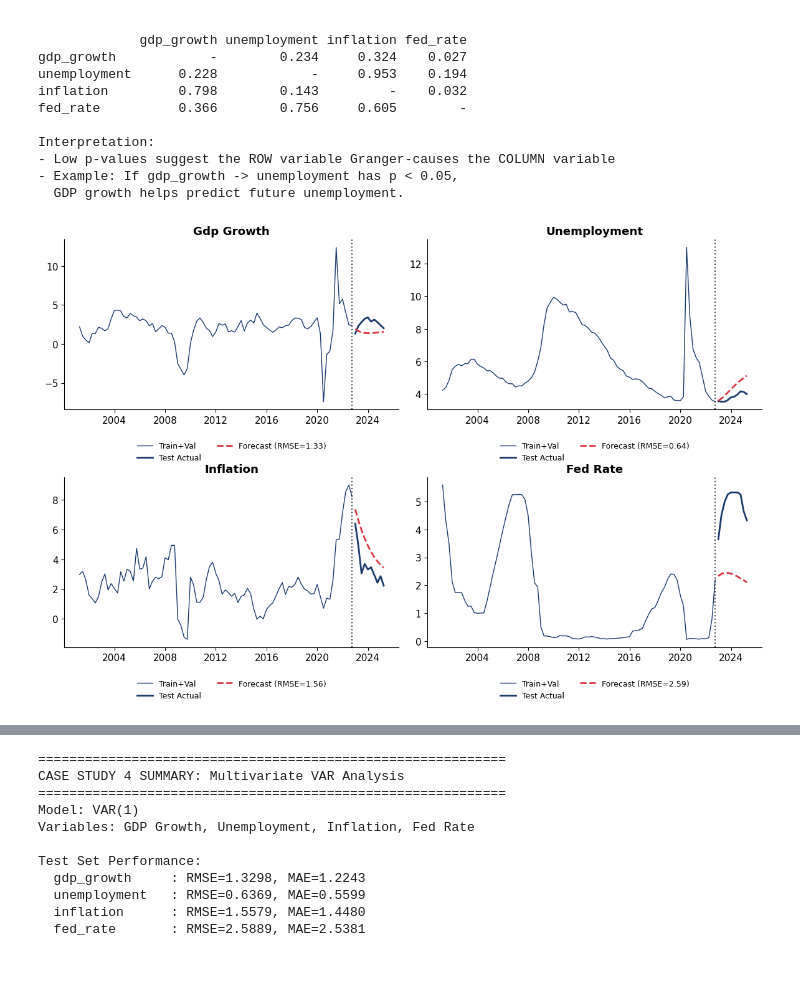
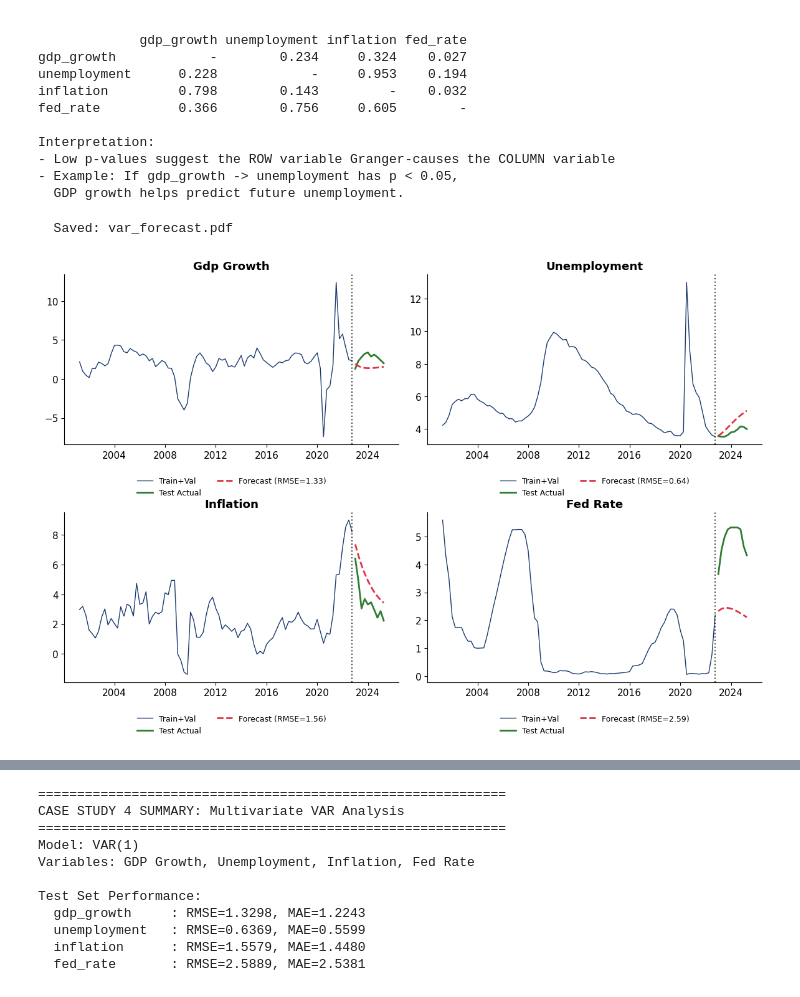
Before and after one commit to danpele/Time-Series-Analysis, a Jupyter notebook: chapter10_lecture_notebook.ipynb, the cells around one changed output, grey strips where cells are left out. Cells and saved outputs as stored; diff of their text form; code cells hidden in the pictures.

```diff
--- a/chapter10_lecture_notebook.ipynb
+++ b/chapter10_lecture_notebook.ipynb
@@ -962,6 +1038,23 @@ print(f"\nDate Ranges:")
 print(f"  Training:   {train_unemp['ds'].min().strftime('%Y-%m')} to {train_unemp['ds'].max().strftime('%Y-%m')}")
 print(f"  Validation: {val_unemp['ds'].min().strftime('%Y-%m')} to {val_unemp['ds'].max().strftime('%Y-%m')}")
 print(f"  Test:       {test_unemp['ds'].min().strftime('%Y-%m')} to {test_unemp['ds'].max().strftime('%Y-%m')}")
+
+# Chart: Unemployment train/val/test split (unemployment_train_val_test.pdf)
+fig, ax = plt.subplots(figsize=(10, 4.5))
+ax.plot(train_unemp['ds'], train_unemp['y'], color=COLORS['blue'], linewidth=1.5, label='Train (70%)')
+ax.plot(val_unemp['ds'], val_unemp['y'], color=COLORS['purple'], linewidth=1.5, label='Val (20%)')
+ax.plot(test_unemp['ds'], test_unemp['y'], color=COLORS['green'], linewidth=2, label='Test (10%)')
+ax.axvspan(pd.Timestamp('2020-03-01'), pd.Timestamp('2020-05-01'),
+           alpha=0.2, color=COLORS['red'], label='COVID-19')
+ax.axvline(x=val_unemp['ds'].iloc[0], color='gray', linestyle='--', alpha=0.5)
+ax.axvline(x=test_unemp['ds'].iloc[0], color='black', linestyle='--', alpha=0.7)
+ax.set_title('US Unemployment: Train/Val/Test Split (70/20/10)', fontweight='bold')
+ax.set_xlabel('Date')
+ax.set_ylabel('Unemployment Rate (%)')
+ax.legend(loc='upper center', bbox_to_anchor=(0.5, -0.15), ncol=4, frameon=False)
+plt.tight_layout()
+save_chart('unemployment_train_val_test')
+plt.show()
 # %% [output]
 STEP 1: DATA SPLITTING
 ============================================================
@@ -1207,7 +1291,9 @@ unemployment       -0.46          1.00      -0.40     -0.59
 inflation           0.42         -0.40       1.00      0.28
 fed_rate            0.11         -0.59       0.28      1.00
 # %%
-# Visualize all variables
+# Visualize all variables - Generate chart matching slides
+
+# Chart: Economic Variables (economic_vars.pdf)
 fig, axes = plt.subplots(2, 2, figsize=(12, 8))
 
 variables = ['gdp_growth', 'unemployment', 'inflation', 'fed_rate']
@@ -1218,13 +1304,14 @@ for ax, var, title, color in zip(axes.flat, variables, titles, colors):
     ax.plot(econ_data.index, econ_data[var], color=color, linewidth=1)
     ax.axhline(y=0, color='black', linewidth=0.5, alpha=0.3)
     ax.axvspan(pd.Timestamp('2008-06-01'), pd.Timestamp('2009-06-01'),
-               alpha=0.2, color='gray', label='2008 Crisis')
+               alpha=0.2, color='gray')
     ax.axvspan(pd.Timestamp('2020-01-01'), pd.Timestamp('2020-06-01'),
-               alpha=0.2, color='red', label='COVID')
+               alpha=0.2, color='red')
     ax.set_title(title, fontweight='bold')
     ax.set_xlabel('Date')
 
 plt.tight_layout()
+save_chart('economic_vars')
 plt.show()
 
 print("Key Observations:")
@@ -1455,27 +1543,31 @@ Interpretation:
 - Example: If gdp_growth -> unemployment has p < 0.05,
   GDP growth helps predict future unemployment.
 # %%
-# Visualize VAR forecasts
+# Visualize VAR forecasts - Generate chart matching slides
+
+# Chart: VAR Forecast (var_forecast.pdf)
 fig, axes = plt.subplots(2, 2, figsize=(12, 8))
 
 for ax, (i, var) in zip(axes.flat, enumerate(econ_data.columns)):
     # Historical
     ax.plot(trainval_econ.index, trainval_econ[var],
             color=COLORS['blue'], linewidth=1, label='Train+Val')
     # Test actual
     ax.plot(test_econ.index, test_econ[var],
-            color=COLORS['blue'], linewidth=2, label='Test Actual')
+            color=COLORS['green'], linewidth=2, label='Test Actual')
     # Forecast
     ax.plot(test_econ.index, test_forecast[:, i],
             color=COLORS['red'], linewidth=2, linestyle='--',
             label=f'Forecast (RMSE={test_var_metrics[var]["rmse"]:.2f})')
     ax.axvline(x=trainval_econ.index[-1], color='black', linestyle=':', alpha=0.7)
     ax.set_title(var.replace('_', ' ').title(), fontweight='bold')
     ax.legend(loc='upper center', bbox_to_anchor=(0.5, -0.15), ncol=2, fontsize=9)
 
 plt.tight_layout()
 plt.subplots_adjust(hspace=0.4)
+save_chart('var_forecast')
 plt.show()
 # %% [output]
+  Saved: var_forecast.pdf
-[figure, old version]
+[figure, new version]
 # %%
```
Also changed, not shown: parts of 15 cells of this notebook, 36 other files.
